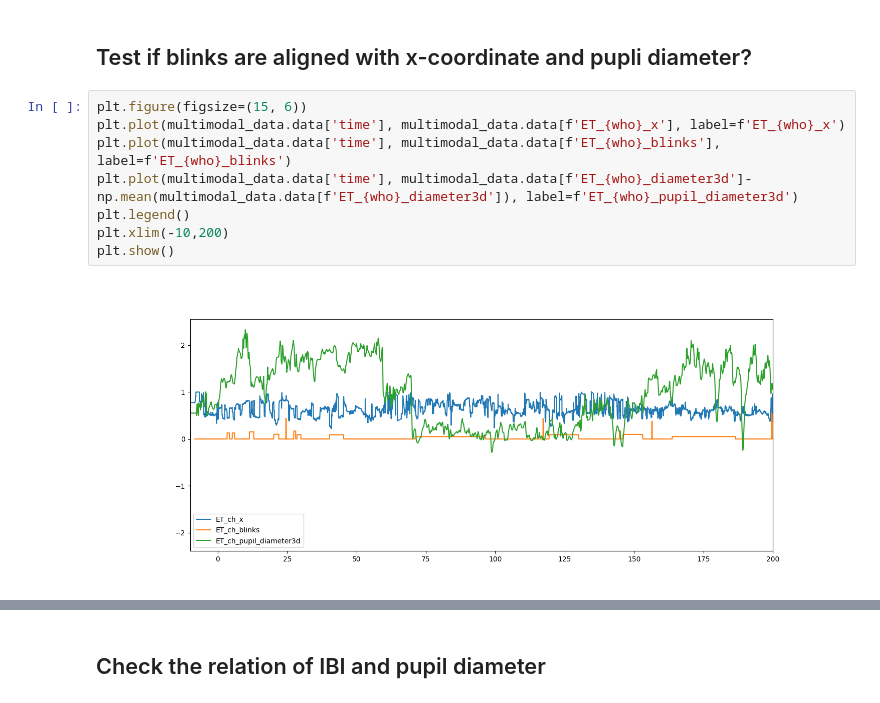
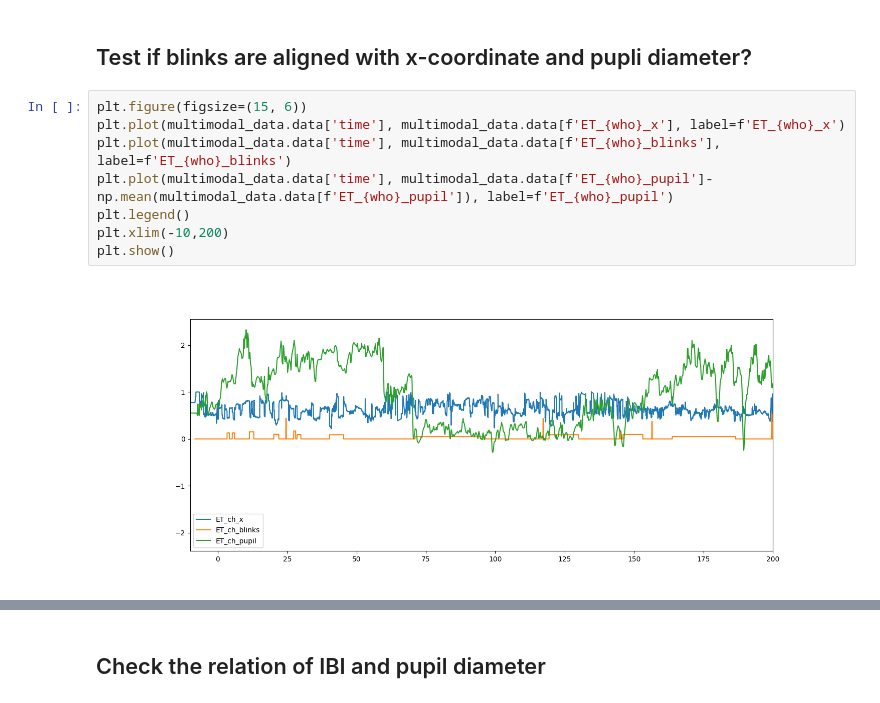
Before and after one commit to SYNCC-IN/hyperscanning-signal-analysis, a Jupyter notebook: scripts/EEG_ET_synch_test.ipynb, the cells around one changed output, grey strips where cells are left out. Cells and saved outputs as stored; diff of their text form.

```diff
--- a/scripts/EEG_ET_synch_test.ipynb
+++ b/scripts/EEG_ET_synch_test.ipynb
@@ -115,13 +115,13 @@ Event mapping for events: {None: 0, 'Incredibles': 1, 'Peppa': 2, 'Brave': 3}
 # %%
 plt.figure(figsize=(15, 6))
 plt.plot(multimodal_data.data['time'], multimodal_data.data[f'ET_{who}_x'], label=f'ET_{who}_x')
 plt.plot(multimodal_data.data['time'], multimodal_data.data[f'ET_{who}_blinks'], label=f'ET_{who}_blinks')
-plt.plot(multimodal_data.data['time'], multimodal_data.data[f'ET_{who}_diameter3d']-np.mean(multimodal_data.data[f'ET_{who}_diameter3d']), label=f'ET_{who}_pupil_diameter3d')
+plt.plot(multimodal_data.data['time'], multimodal_data.data[f'ET_{who}_pupil']-np.mean(multimodal_data.data[f'ET_{who}_pupil']), label=f'ET_{who}_pupil')
 plt.legend()
 plt.xlim(-10,200)
 plt.show()
 # %% [output]
-[figure, old version]
+[figure, new version]
 # %%
 multimodal_data.data.columns
 # %% [output]
```
Also changed, not shown: parts of 3 cells of this notebook, 5 other files.
